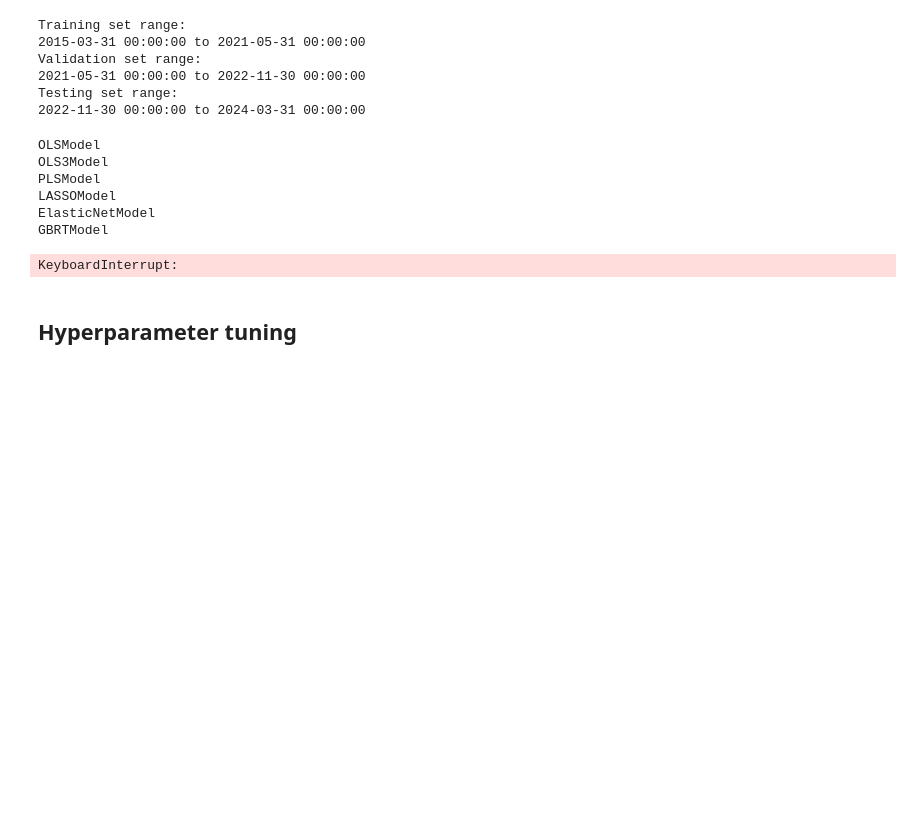
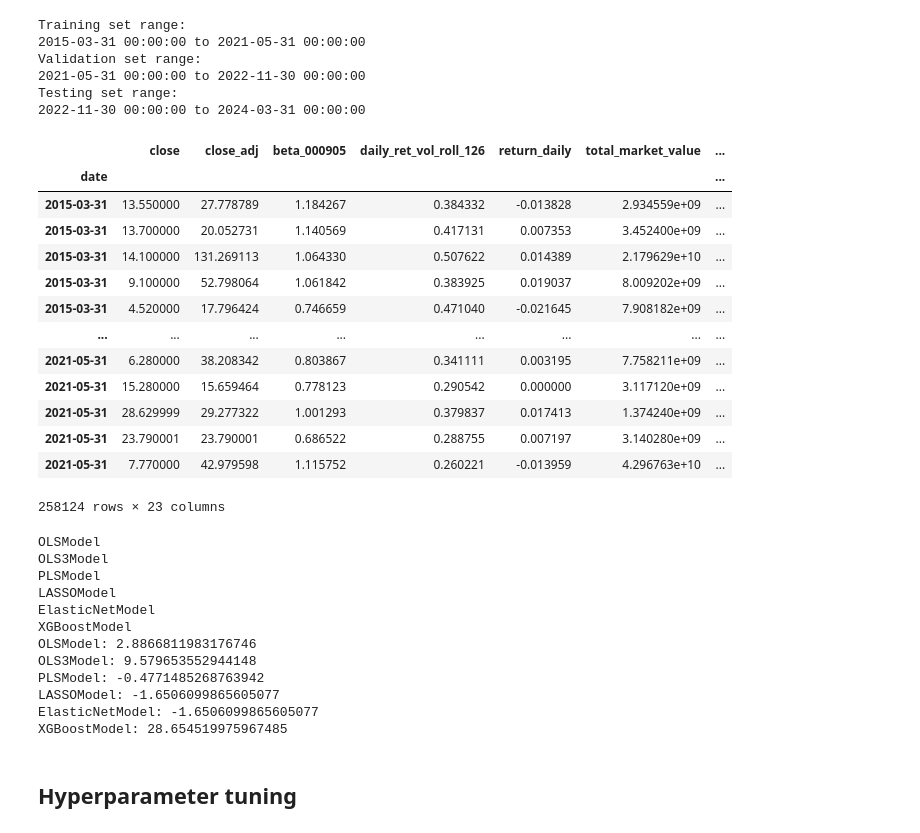
Before and after one commit to howie-zeng/Chinese-Stock-Market-Analysis--Long-Term-Trends, a Jupyter notebook: test.ipynb, the cells around one changed output. Saved outputs shown, nothing was run; the diff lists cells and outputs as text; code cells hidden in the pictures; blank space fills up the shorter version.

```diff
--- a/test.ipynb
+++ b/test.ipynb
@@ -26,7 +23,8 @@ The autoreload extension is already loaded. To reload it, use:
 # %%
 assert len(p.missing_files) == 0
 merged_data_daily, merged_data_monthly = dp.data_loading(p.daily_files, p.monthly_files)
-merged_data_daily = dp.get_sector_data(merged_data_daily)
+merged_data_daily = dp.get_market_data(merged_data_daily)
+merged_data_daily = fe.calculate_stock_level_alpha_and_beta(merged_data_daily)
 # %% [output]
 Loading daily data from existing file.
 Loading monthly data from existing file.
@@ -82,6 +125,23 @@ Validation set range:
 2021-05-31 00:00:00 to 2022-11-30 00:00:00
 Testing set range:
 2022-11-30 00:00:00 to 2024-03-31 00:00:00
+# %%
+X_train
+# %% [output]
+|  | close | close_adj | beta_000905 | daily_ret_vol_roll_126 | return_daily | total_market_value | ... |
+| date |  |  |  |  |  |  | ... |
+| 2015-03-31 | 13.550000 | 27.778789 | 1.184267 | 0.384332 | -0.013828 | 2.934559e+09 | ... |
+| 2015-03-31 | 13.700000 | 20.052731 | 1.140569 | 0.417131 | 0.007353 | 3.452400e+09 | ... |
+| 2015-03-31 | 14.100000 | 131.269113 | 1.064330 | 0.507622 | 0.014389 | 2.179629e+10 | ... |
+| 2015-03-31 | 9.100000 | 52.798064 | 1.061842 | 0.383925 | 0.019037 | 8.009202e+09 | ... |
+| 2015-03-31 | 4.520000 | 17.796424 | 0.746659 | 0.471040 | -0.021645 | 7.908182e+09 | ... |
+| ... | ... | ... | ... | ... | ... | ... | ... |
+| 2021-05-31 | 6.280000 | 38.208342 | 0.803867 | 0.341111 | 0.003195 | 7.758211e+09 | ... |
+| 2021-05-31 | 15.280000 | 15.659464 | 0.778123 | 0.290542 | 0.000000 | 3.117120e+09 | ... |
+| 2021-05-31 | 28.629999 | 29.277322 | 1.001293 | 0.379837 | 0.017413 | 1.374240e+09 | ... |
+| 2021-05-31 | 23.790001 | 23.790001 | 0.686522 | 0.288755 | 0.007197 | 3.140280e+09 | ... |
+| 2021-05-31 | 7.770000 | 42.979598 | 1.115752 | 0.260221 | -0.013959 | 4.296763e+10 | ... |
+258124 rows × 23 columns
 # %%
 model_classes = [
     m.OLSModel(),
@@ -89,14 +149,14 @@ model_classes = [
     m.PLSModel(),
     m.LASSOModel(),
     m.ElasticNetModel(),
-    # m.GBRTModel(),
-    m.RFModel(),
+    # m.GBRTModel(), #extremely slow
+    # m.RFModel(),
     m.XGBoostModel()
 ]
 
-num_layers_range = range(1, 6)
-for num_layers in num_layers_range:
-    model_classes.append(m.NNModel(input_dim=input_dim, num_layers=num_layers))
+# num_layers_range = range(1, 6)
+# for num_layers in num_layers_range:
+#     model_classes.append(m.NNModel(input_dim=input_dim, num_layers=num_layers))
 
 model_r_2 = {}
 models_fitted = {}
@@ -122,8 +182,13 @@ OLS3Model
 PLSModel
 LASSOModel
 ElasticNetModel
-GBRTModel
+XGBoostModel
+OLSModel: 2.8866811983176746
+OLS3Model: 9.579653552944148
+PLSModel: -0.4771485268763942
+LASSOModel: -1.6506099865605077
+ElasticNetModel: -1.6506099865605077
+XGBoostModel: 28.654519975967485
-KeyboardInterrupt:
 # %% [markdown]
 ## Hyperparameter tuning
 # %%
```
Also changed, not shown: parts of 8 cells of this notebook, 2 other files.
